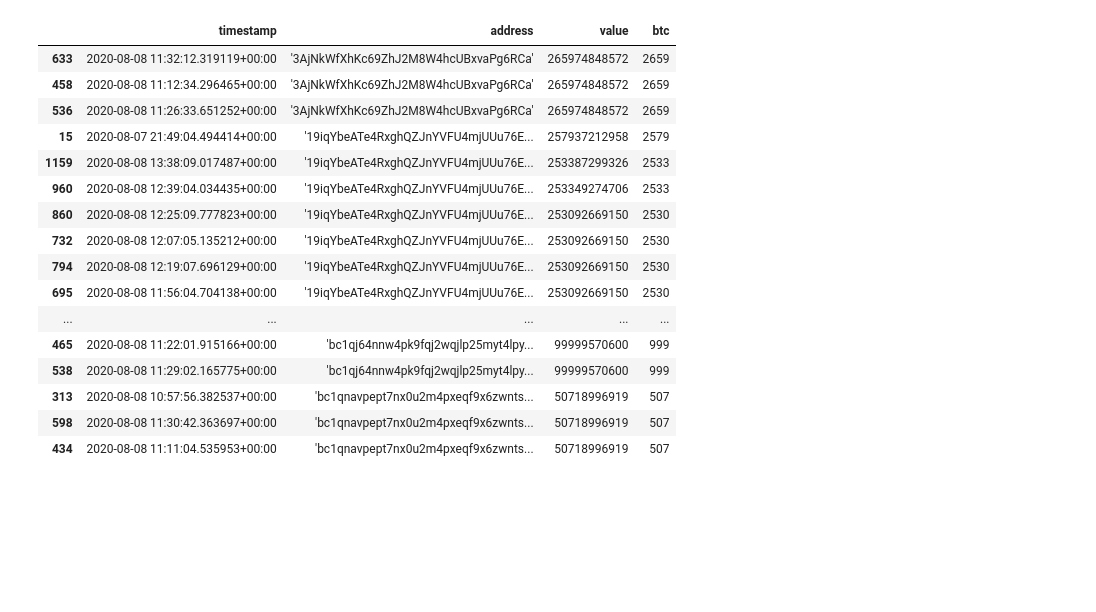
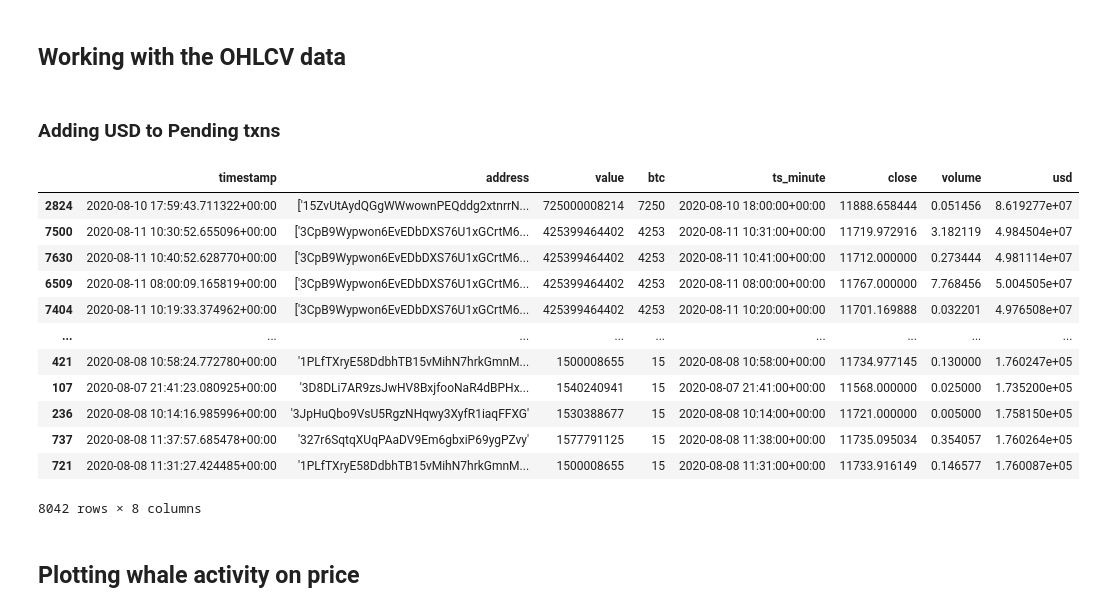
Before and after one commit to amberdata/evan-blog-posts, a Jupyter notebook: txn-mempool/notebooks/1.0-ea-analysis.ipynb, the cells around one changed output. Saved outputs shown, nothing was run; the diff lists cells and outputs as text; code cells hidden in the pictures; blank space fills up the shorter version.

```diff
--- a/txn-mempool/notebooks/1.0-ea-analysis.ipynb
+++ b/txn-mempool/notebooks/1.0-ea-analysis.ipynb
@@ -55,0 +41,20 @@ df.btc.plot()
+# %%
+# read in the data from different sources
+res1 = pd.read_csv("../data/results_06-06.csv", sep='; ', engine='python')
+res2 = pd.read_csv("../data/results_07-08.csv", sep='; ', engine='python')
+res3 = pd.read_csv("../data/results_10-12.csv", sep='; ', engine='python')
+
+# join the different data files
+results_all = pd.concat([res1, res2, res3])
+
+# change the UNIX timestamp to human readable format and set it as index
+results_all["timestamp"] = pd.to_datetime(results_all.timestamp, utc=True)
+#results_all.set_index("timestamp", inplace=True)
+
+# get the value of BTC per pending txn
+results_all["btc"] = results_all.value // 10**8
+
+# plot just to see if there are lots of whale activity
+results_all.btc.plot()
+plt.title("Magnitude of pending transactions")
+plt.show()
@@ -56,7 +63,8 @@ df.btc.plot()
 # %%
 dfs = []
+n_days = 7
 
-for i in range(5):
+for i in range(n_days):
     print(f"Iteration: {i}")
     # get the start and end dates in timestamps
     startDate = df.timestamp.min() + timedelta(i-1)
@@ -127,0 +114,2 @@ df
+# %% [markdown]
+## Working with the OHLCV data
@@ -128,20 +126,28 @@ df
+# %% [markdown]
+### Adding USD to Pending txns
+# %%
+results_all["ts_minute"] = results_all.timestamp.dt.round('1min')
+
+ohlcv.rename({"timestamp": "ts_minute"}, axis=1, inplace=True)
+
+df_merged = pd.merge(results_all, ohlcv, on = "ts_minute", how='left').dropna()
+# %%
+df_merged["usd"] = df_merged.btc*df_merged.close
 # %%
-df.sort_values("value", ascending=False).iloc[:25]
+df_merged.sort_values("btc", ascending=False)
 # %% [output]
-|  | timestamp | address | value | btc |
-| 633 | 2020-08-08 11:32:12.319119+00:00 | '3AjNkWfXhKc69ZhJ2M8W4hcUBxvaPg6RCa' | 265974848572 | 2659 |
-| 458 | 2020-08-08 11:12:34.296465+00:00 | '3AjNkWfXhKc69ZhJ2M8W4hcUBxvaPg6RCa' | 265974848572 | 2659 |
-| 536 | 2020-08-08 11:26:33.651252+00:00 | '3AjNkWfXhKc69ZhJ2M8W4hcUBxvaPg6RCa' | 265974848572 | 2659 |
-| 15 | 2020-08-07 21:49:04.494414+00:00 | '19iqYbeATe4RxghQZJnYVFU4mjUUu76E... | 257937212958 | 2579 |
-| 1159 | 2020-08-08 13:38:09.017487+00:00 | '19iqYbeATe4RxghQZJnYVFU4mjUUu76E... | 253387299326 | 2533 |
-| 960 | 2020-08-08 12:39:04.034435+00:00 | '19iqYbeATe4RxghQZJnYVFU4mjUUu76E... | 253349274706 | 2533 |
-| 860 | 2020-08-08 12:25:09.777823+00:00 | '19iqYbeATe4RxghQZJnYVFU4mjUUu76E... | 253092669150 | 2530 |
-| 732 | 2020-08-08 12:07:05.135212+00:00 | '19iqYbeATe4RxghQZJnYVFU4mjUUu76E... | 253092669150 | 2530 |
-| 794 | 2020-08-08 12:19:07.696129+00:00 | '19iqYbeATe4RxghQZJnYVFU4mjUUu76E... | 253092669150 | 2530 |
-| 695 | 2020-08-08 11:56:04.704138+00:00 | '19iqYbeATe4RxghQZJnYVFU4mjUUu76E... | 253092669150 | 2530 |
-| ... | ... | ... | ... | ... |
-| 465 | 2020-08-08 11:22:01.915166+00:00 | 'bc1qj64nnw4pk9fqj2wqjlp25myt4lpy... | 99999570600 | 999 |
-| 538 | 2020-08-08 11:29:02.165775+00:00 | 'bc1qj64nnw4pk9fqj2wqjlp25myt4lpy... | 99999570600 | 999 |
-| 313 | 2020-08-08 10:57:56.382537+00:00 | 'bc1qnavpept7nx0u2m4pxeqf9x6zwnts... | 50718996919 | 507 |
-| 598 | 2020-08-08 11:30:42.363697+00:00 | 'bc1qnavpept7nx0u2m4pxeqf9x6zwnts... | 50718996919 | 507 |
-| 434 | 2020-08-08 11:11:04.535953+00:00 | 'bc1qnavpept7nx0u2m4pxeqf9x6zwnts... | 50718996919 | 507 |
+|  | timestamp | address | value | btc | ts_minute | close | volume | usd |
+| 2824 | 2020-08-10 17:59:43.711322+00:00 | ['15ZvUtAydQGgWWwownPEQddg2xtnrrN... | 725000008214 | 7250 | 2020-08-10 18:00:00+00:00 | 11888.658444 | 0.051456 | 8.619277e+07 |
+| 7500 | 2020-08-11 10:30:52.655096+00:00 | ['3CpB9Wypwon6EvEDbDXS76U1xGCrtM6... | 425399464402 | 4253 | 2020-08-11 10:31:00+00:00 | 11719.972916 | 3.182119 | 4.984504e+07 |
+| 7630 | 2020-08-11 10:40:52.628770+00:00 | ['3CpB9Wypwon6EvEDbDXS76U1xGCrtM6... | 425399464402 | 4253 | 2020-08-11 10:41:00+00:00 | 11712.000000 | 0.273444 | 4.981114e+07 |
+| 6509 | 2020-08-11 08:00:09.165819+00:00 | ['3CpB9Wypwon6EvEDbDXS76U1xGCrtM6... | 425399464402 | 4253 | 2020-08-11 08:00:00+00:00 | 11767.000000 | 7.768456 | 5.004505e+07 |
+| 7404 | 2020-08-11 10:19:33.374962+00:00 | ['3CpB9Wypwon6EvEDbDXS76U1xGCrtM6... | 425399464402 | 4253 | 2020-08-11 10:20:00+00:00 | 11701.169888 | 0.032201 | 4.976508e+07 |
+| ... | ... | ... | ... | ... | ... | ... | ... | ... |
+| 421 | 2020-08-08 10:58:24.772780+00:00 | '1PLfTXryE58DdbhTB15vMihN7hrkGmnM... | 1500008655 | 15 | 2020-08-08 10:58:00+00:00 | 11734.977145 | 0.130000 | 1.760247e+05 |
+| 107 | 2020-08-07 21:41:23.080925+00:00 | '3D8DLi7AR9zsJwHV8BxjfooNaR4dBPHx... | 1540240941 | 15 | 2020-08-07 21:41:00+00:00 | 11568.000000 | 0.025000 | 1.735200e+05 |
+| 236 | 2020-08-08 10:14:16.985996+00:00 | '3JpHuQbo9VsU5RgzNHqwy3XyfR1iaqFFXG' | 1530388677 | 15 | 2020-08-08 10:14:00+00:00 | 11721.000000 | 0.005000 | 1.758150e+05 |
+| 737 | 2020-08-08 11:37:57.685478+00:00 | '327r6SqtqXUqPAaDV9Em6gbxiP69ygPZvy' | 1577791125 | 15 | 2020-08-08 11:38:00+00:00 | 11735.095034 | 0.354057 | 1.760264e+05 |
+| 721 | 2020-08-08 11:31:27.424485+00:00 | '1PLfTXryE58DdbhTB15vMihN7hrkGmnM... | 1500008655 | 15 | 2020-08-08 11:31:00+00:00 | 11733.916149 | 0.146577 | 1.760087e+05 |
+8042 rows × 8 columns
+# %% [markdown]
+## Plotting whale activity on price
```
Also changed, not shown: parts of 16 cells of this notebook.
